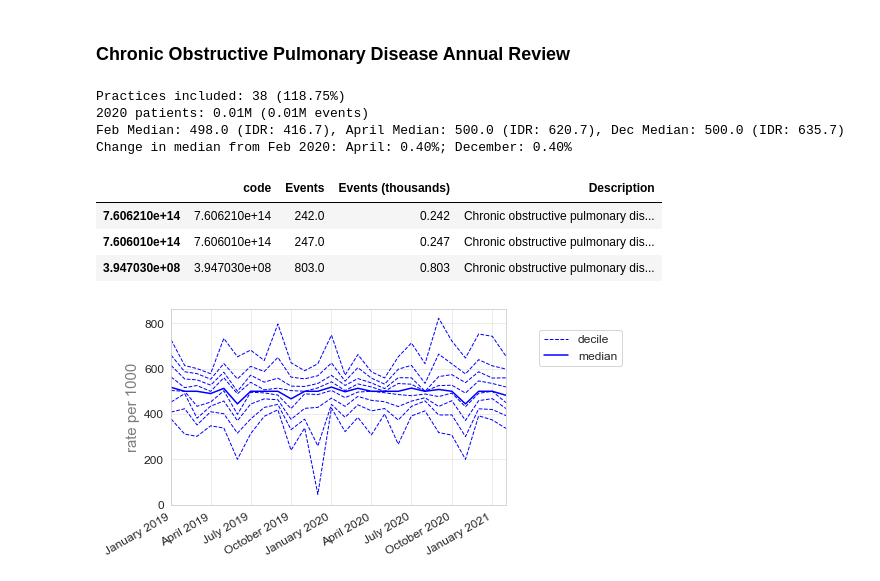
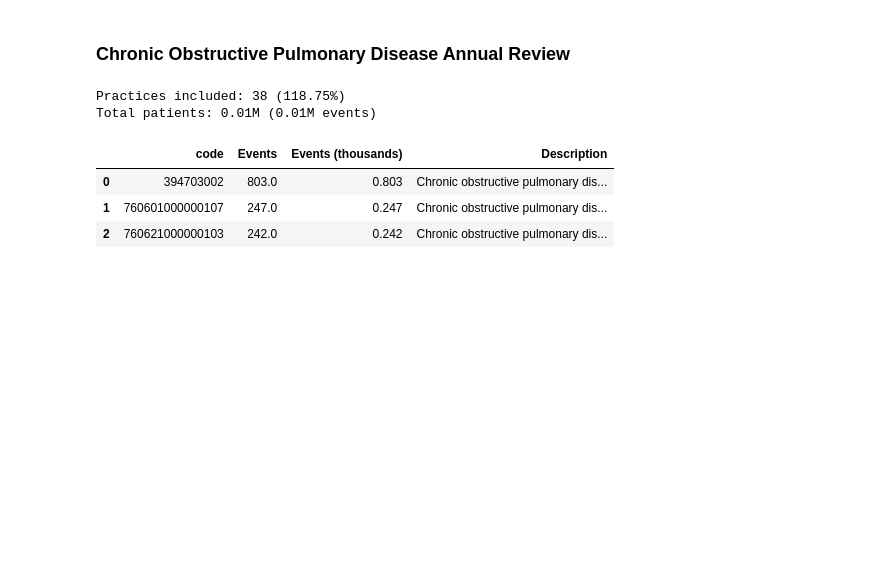
Before and after one commit to opensafely/SRO-Measures, a Jupyter notebook: notebooks/sentinel_measures.ipynb, the cells around one changed output. Drawn from its saved outputs; the diff is of its cells as text; code cells hidden in the pictures; blank space fills up the shorter version.

```diff
--- a/notebooks/sentinel_measures.ipynb
+++ b/notebooks/sentinel_measures.ipynb
@@ -164,14 +164,11 @@ Change in median from Feb 2020: April: 0.00%; December: 0.40%
 <a id="copd"></a>
 ### Chronic Obstructive Pulmonary Disease Annual Review
 # %%
-generate_sentinel_measure(data_dict, data_dict_practice, codelist_dict, 'copd', 'code', 'term', ["2020-02-01", "2020-04-01", "2020-12-01"], interactive=False)
+generate_sentinel_measure(data_dict, data_dict_practice, codelist_dict, 'copd', 'code', 'term', ["2020-02-01", "2020-04-01", "2020-12-01"], interactive=True)
 # %% [output]
 Practices included: 38 (118.75%)
-2020 patients: 0.01M (0.01M events)
-Feb Median: 498.0 (IDR: 416.7), April Median: 500.0 (IDR: 620.7), Dec Median: 500.0 (IDR: 635.7)
-Change in median from Feb 2020: April: 0.40%; December: 0.40%
+Total patients: 0.01M (0.01M events)
 |  | code | Events | Events (thousands) | Description |
-| 7.606210e+14 | 7.606210e+14 | 242.0 | 0.242 | Chronic obstructive pulmonary dis... |
-| 7.606010e+14 | 7.606010e+14 | 247.0 | 0.247 | Chronic obstructive pulmonary dis... |
-| 3.947030e+08 | 3.947030e+08 | 803.0 | 0.803 | Chronic obstructive pulmonary dis... |
+| 0 | 394703002 | 803.0 | 0.803 | Chronic obstructive pulmonary dis... |
+| 1 | 760601000000107 | 247.0 | 0.247 | Chronic obstructive pulmonary dis... |
+| 2 | 760621000000103 | 242.0 | 0.242 | Chronic obstructive pulmonary dis... |
-[figure, removed]
```
Also changed, not shown: parts of 4 cells of this notebook, 1 other file.
